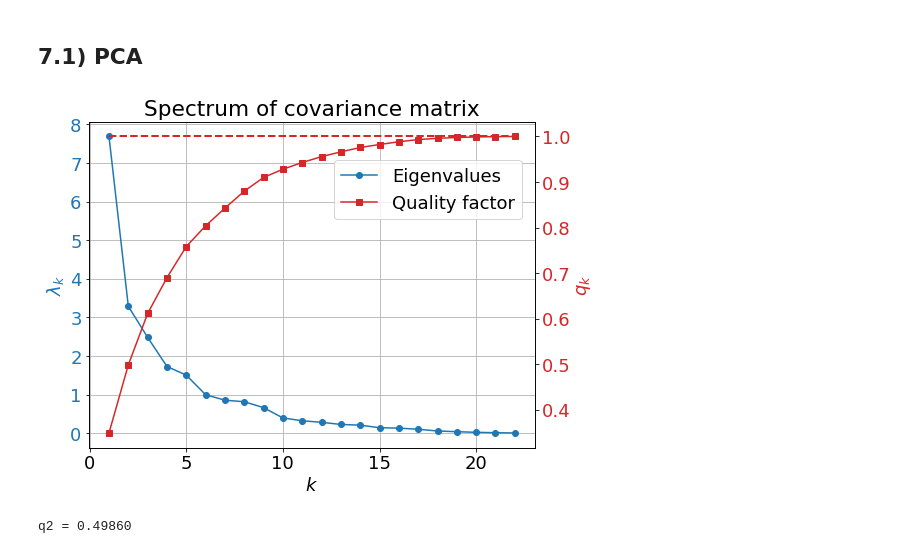
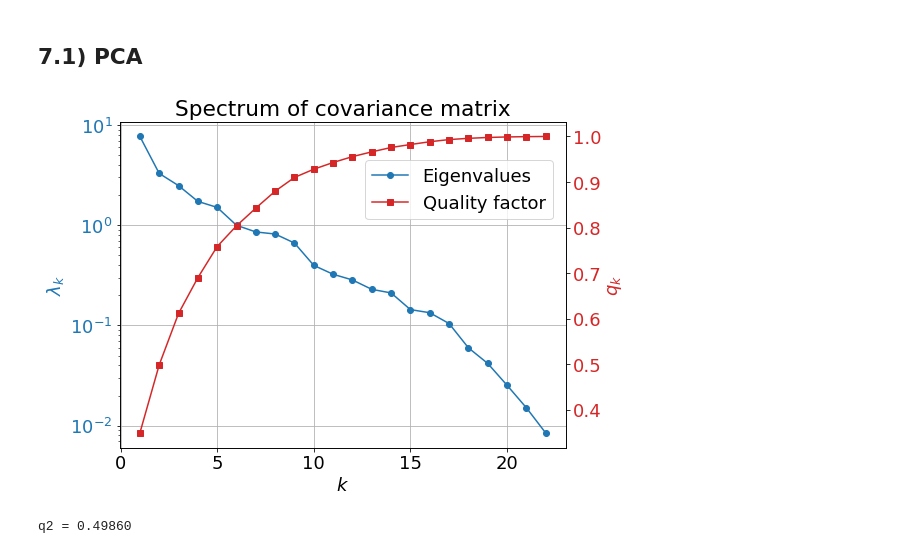
Before and after one commit to vdeltatto/unsupervised-learning, a Jupyter notebook: Second_exercise/Second exercise.ipynb, the cells around one changed output. Cells and saved outputs as stored; diff of their text form; code cells hidden in the pictures.

```diff
--- a/Second_exercise/Second exercise.ipynb
+++ b/Second_exercise/Second exercise.ipynb
@@ -131,13 +131,13 @@ q2 = 0.57610
 # %% [markdown]
 Then we compute the PCs of the data (both in training and test sets):
 # %%
-Y_learning = np.zeros((N_learning,D)) # Y_k,alpha (First component: data point label; second component: # of PC,)
+Y_learning = np.zeros((N_learning,D)) # Y_i,k (First component: data point label; second component: # of PC,)
 Y_test = np.zeros((N_test,D))
-for beta in range(D):
-    for k in range(N_learning):
-        Y_learning[k,beta] = np.dot(eigenvectors[:,beta],data_learning[k,:])
-    for k in range(N_test):
-        Y_test[k,beta] = np.dot(eigenvectors[:,beta],data_test[k,:])
+for k in range(D):
+    for i in range(N_learning):
+        Y_learning[i,k] = np.dot(eigenvectors[:,k],data_learning[i,:])
+    for i in range(N_test):
+        Y_test[i,k] = np.dot(eigenvectors[:,k],data_test[i,:])
 # %% [markdown]
 Plot the two first PCs and color them by the label:
 # %%
@@ -354,11 +361,12 @@ Let's solve the eigenvalue problem for $\mathbf{G}$, namely
 # %%
 start_time = time.time()
 
+k_max = 100
 eigenvalues_kPCA = {}
 eigenvectors_kPCA = {}
 for sigma in sigmas:
-    eigenvalues_kPCA[sigma], eigenvectors_kPCA[sigma] = scipy.linalg.eigh(gram_matrix[sigma])
-                                                                          #,subset_by_index=[N-k_max,N-1])
+    eigenvalues_kPCA[sigma], eigenvectors_kPCA[sigma] = scipy.linalg.eigh(gram_matrix[sigma],
+                                                                          subset_by_index=[N-k_max,N-1])
     eigenvalues_kPCA[sigma] = np.flip(eigenvalues_kPCA[sigma])  # by default in ascending order
     eigenvectors_kPCA[sigma] = np.flip(eigenvectors_kPCA[sigma],axis=1)
 
@@ -368,13 +376,3 @@ Execution time: 7.7 minutes
-# %%
-# optimized routine for symmetric real matrices, returning only the first 10 eigenvalues and eigenvectors
-k_max = 50
-eigenvalues_kPCA = {}
-eigenvectors_kPCA = {}
-for sigma in sigmas:
-    eigenvalues_kPCA[sigma], eigenvectors_kPCA[sigma] = scipy.linalg.eigh(gram_matrix[sigma],
-                                                                          subset_by_index=[N-k_max,N-1])
-    eigenvalues_kPCA[sigma] = np.flip(eigenvalues_kPCA[sigma])  # by default in ascending order
-    eigenvectors_kPCA[sigma] = np.flip(eigenvectors_kPCA[sigma],axis=1)
 # %% [markdown]
 Let's plot the eigenvalues of $\mathbf{G}$ together woith the quality factor $q_k$:
 # %%
@@ -464,10 +460,10 @@ for sigma in sigmas:
                   label="$y = $" + str(label)))
         i += 1
 
-    plt.xlabel("$\widetilde{Y}_1^{\,i}$")
-    plt.ylabel("$\widetilde{Y}_2^{\,i}$")
+    plt.xlabel("$\widehat{Y}_1$")
+    plt.ylabel("$\widehat{Y}_2$")
     plt.grid("on")
-    plt.title("First two PCs (k-PCA), $\sigma = {:.2f}$".format(sigma))
+    plt.title("First two components (k-PCA), $\sigma = {:.2f}$".format(sigma))
     plt.legend(loc='center left', bbox_to_anchor=(1, 0.5))
     plt.show()
 # %% [output]
@@ -779,29 +776,28 @@ eigenvectors = np.flip(eigenvectors,axis=1)
 # %%
 fig, ax1 = plt.subplots(figsize=(8,6))
 plt.rcParams['font.size'] = 18
 
 color = 'tab:blue'
 lns1 = ax1.plot(np.arange(1,D+1),eigenvalues,'o-',color=color,label="Eigenvalues")
-ax1.set(xlabel="$k$",title="Spectrum of covariance matrix")
+ax1.set(xlabel="$k$",title="Spectrum of covariance matrix",yscale="log")
 ax1.set_ylabel(ylabel="$\\lambda_k$",color=color)
 ax1.grid("on")
 ax1.tick_params(axis='y', labelcolor=color)
 
 color = 'tab:red'
 ax2 = ax1.twinx()
 lns2 = ax2.plot(np.arange(1,D+1),np.cumsum(eigenvalues)/np.sum(eigenvalues),'s-',color=color,label="Quality factor")
-ax2.plot(np.arange(1,D+1),np.ones(D),'--',color='tab:red',linewidth=2)
 ax2.set_ylabel("$q_k$",color=color)
 ax2.tick_params(axis='y', labelcolor=color)
 ax1.legend()
 
 lns = lns1+lns2
 labs = [l.get_label() for l in lns]
 ax1.legend(lns, labs, loc=[0.55,0.7])
 
 plt.show()
 # %% [output]
-[figure, old version]
+[figure, new version]
 # %%
 q2 = (eigenvalues[0] + eigenvalues[1]) / np.sum(eigenvalues)
 print("q2 = " + "{:.5f}".format(q2))
```
Also changed, not shown: parts of 43 cells of this notebook.
